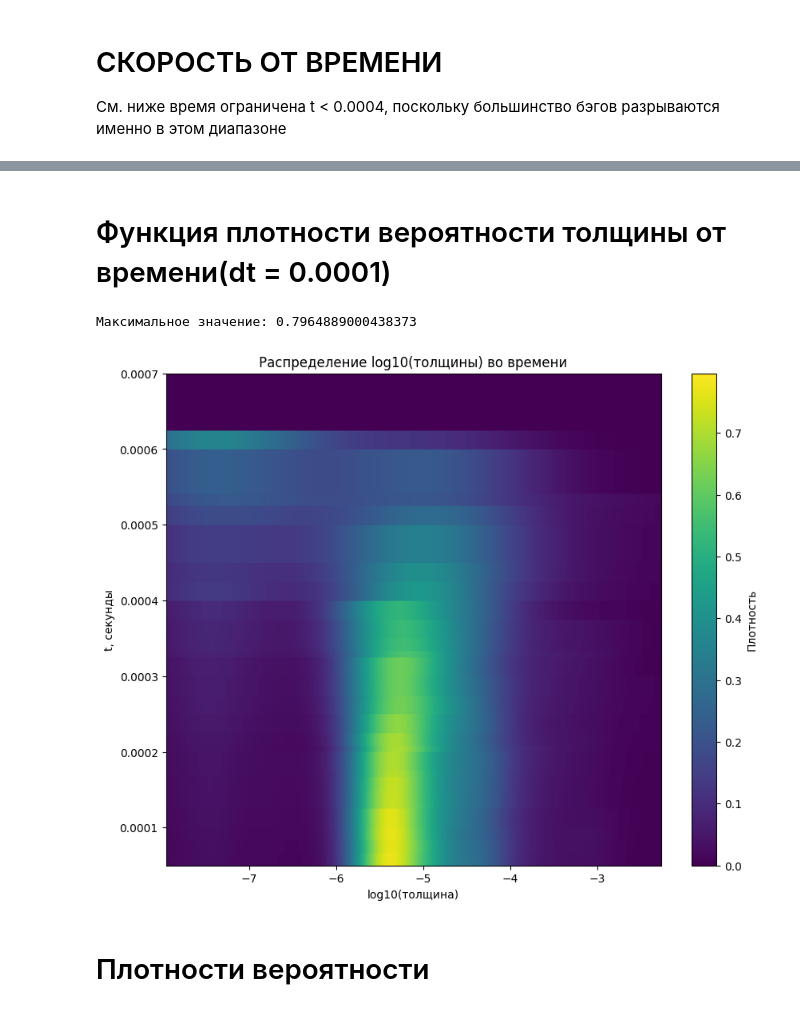
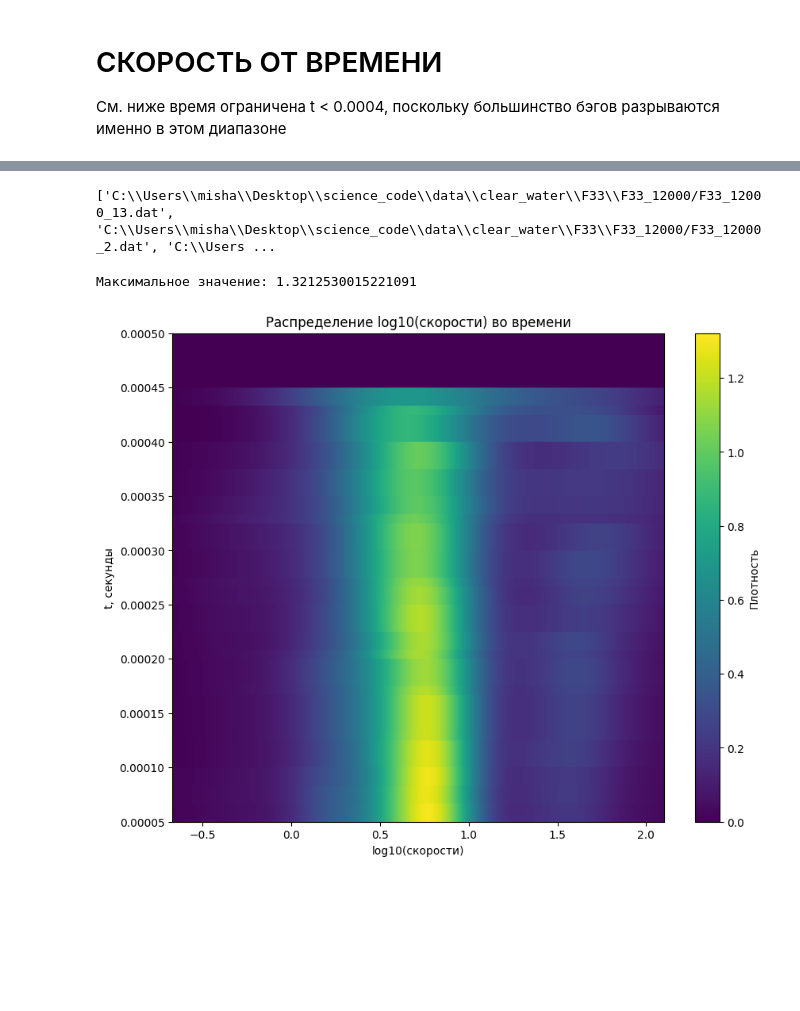
Before and after one commit to mikhailmVSHOPF/geo_physics_research, a Jupyter notebook: Science_Jupyter_Notebook.ipynb, the cells around one changed output, grey strips where cells are left out. Drawn from its saved outputs; the diff is of its cells as text; code cells hidden in the pictures; blank space fills up the shorter version.

```diff
--- a/Science_Jupyter_Notebook.ipynb
+++ b/Science_Jupyter_Notebook.ipynb
@@ -4 +13,5 @@
+# %%
+df = pd.read_excel(r"C:\Users\misha\Desktop\science_code\geo_physics_research\new_output_2.xlsx").dropna()
+df = df[df['t'] < 5e-4]
+# df = df[ 5e-5 < df['t']]
 # %%
@@ -36,17 +55,11 @@ coefficients
 # %%
-import bags_array_test as bg
-import pandas as pd
-import seaborn as sns
-import matplotlib.pyplot as plt
-import numpy as np
-
-df = pd.read_excel(r"C:\Users\misha\Desktop\output.xlsx").dropna()
-
 for name, group in df.groupby(by='wind_velocity'):
-    sns.histplot(x = group['t'], kde = True, stat='density')
+    sns.histplot(x = group['t'], kde = True, stat='density',label = name, bins = 5)
 plt.yscale('log')
 plt.xlabel('время')
 plt.ylabel('вероятность')
+plt.yscale('log')
+plt.legend()
 plt.grid()
 plt.show()
 # %% [output]
@@ -54,53 +67,46 @@ plt.show()
-# %% [markdown]
-# Функция плотности вероятности толщины от времени(dt = 0.0001)
+# %%
+print(list(df[df['velocity'] > 20]['source_path']))
+# %% [output]
+['C:\\Users\\misha\\Desktop\\science_code\\data\\clear_water\\F33\\F33_12000/F33_12000_13.dat', 'C:\\Users\\misha\\Desktop\\science_code\\data\\clear_water\\F33\\F33_12000/F33_12000_2.dat', 'C:\\Users ...
 # %%
-import pandas as pd
-import matplotlib.pyplot as plt
-import numpy as np
-from scipy.stats import gaussian_kde
-
-df = pd.read_excel(r"C:\Users\misha\Desktop\output.xlsx").dropna()
-
 # Упрощаем: меньше точек для отладки
 num = 1000
 n_time = num
 n_thick = num
 
 df['thickness'] = (2*0.0728)/(1000*df['velocity']**2)
-df['thickness_log10'] = np.log10(df['thickness'])
+df['velocity_log10'] = np.log10(df['velocity'])
 
 t = np.linspace(min(df['t']), max(df['t']), n_time)
-thickness_log10 = np.linspace(min(df['thickness_log10']), max(df['thickness_log10']), n_thick)
+velocity_log10 = np.linspace(min(df['velocity_log10']), max(df['velocity_log10']), n_thick)
 
 grid_log10 = np.zeros([n_time, n_thick])
 
 dt = 0.001  # увеличиваем окно для захвата большего числа точек
 
 for i, time in enumerate(t):
     df_time = df[(df['t'] > time) & (df['t'] < time + dt)]
     if len(df_time) > 10:  # увеличиваем порог
-        kde = gaussian_kde(df_time['thickness_log10'])
-        grid_log10[i, :] = kde(thickness_log10)
+        kde = gaussian_kde(df_time['velocity_log10'])
+        grid_log10[i, :] = kde(velocity_log10)
     else:
         # Если данных мало, ставим маленькие случайные значения
         grid_log10[i, :] = np.zeros(n_thick)
 
 print(f"Максимальное значение: {grid_log10.max()}")
 
 # Рисуем
 plt.figure(figsize=(10, 8))
 plt.imshow(grid_log10,
-           extent=[min(thickness_log10), max(thickness_log10), min(t), max(t)],
+           extent=[min(velocity_log10), max(velocity_log10), min(t), max(t)],
            aspect='auto',
            origin='lower',
            cmap='viridis')
 plt.ylabel('t, секунды')
-plt.xlabel('log10(толщина)')
+plt.xlabel('log10(скорости)')
 plt.colorbar(label='Плотность')
-plt.title('Распределение log10(толщины) во времени')
+plt.title('Распределение log10(скорости) во времени')
 plt.show()
 # %% [output]
-Максимальное значение: 0.7964889000438373
+Максимальное значение: 1.3212530015221091
-[figure, old version]
+[figure, new version]
-# %% [markdown]
-# Плотности вероятности
```
Also changed, not shown: parts of 7 cells of this notebook, 5 other files.
